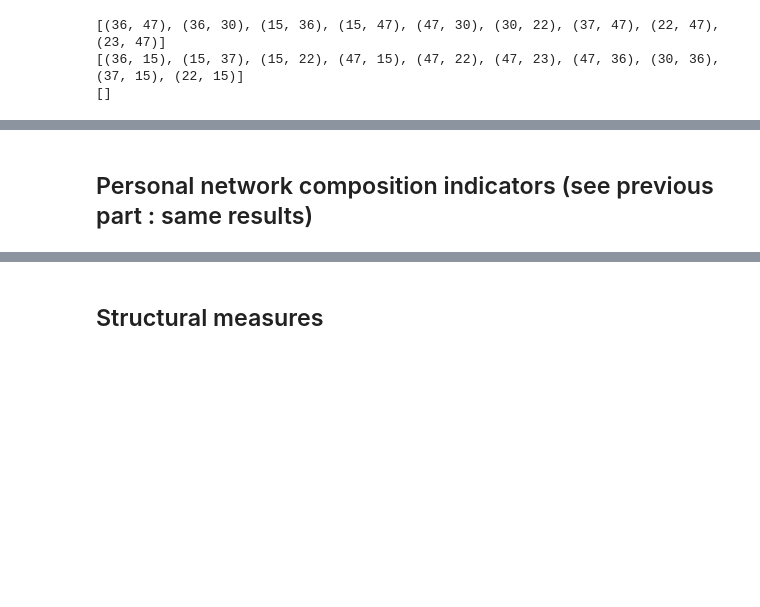
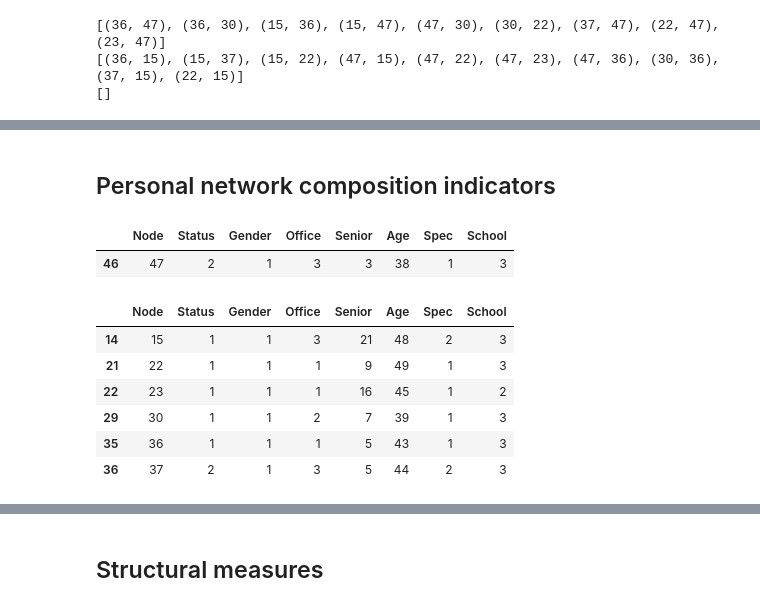
Before and after one commit to ARKEnsae/DM_Analyse_Reseaux, a Jupyter notebook: CC3/Exos_24Feb2021_KA.ipynb, the cells around one changed output, grey strips where cells are left out. Drawn from its saved outputs; the diff is of its cells as text; code cells hidden in the pictures; blank space fills up the shorter version.

```diff
--- a/CC3/Exos_24Feb2021_KA.ipynb
+++ b/CC3/Exos_24Feb2021_KA.ipynb
@@ -1509,2 +1520,21 @@ nx.draw_networkx_edges(EgoGraphWG, pos, edgelist=simpleTies,
 # %% [markdown]
-## Personal network composition indicators (see previous part : same results)
+## Personal network composition indicators
+# %%
+# Select ego
+ego = nodes[nodes.Node== num_ego]
+ego
+# %% [output]
+|  | Node | Status | Gender | Office | Senior | Age | Spec | School |
+| 46 | 47 | 2 | 1 | 3 | 3 | 38 | 1 | 3 |
+# %%
+# Select alters
+alters = nodes[nodes['Node'].isin(list(EgoGraph_noEgo.nodes()))]
+alters
+# %% [output]
+|  | Node | Status | Gender | Office | Senior | Age | Spec | School |
+| 14 | 15 | 1 | 1 | 3 | 21 | 48 | 2 | 3 |
+| 21 | 22 | 1 | 1 | 1 | 9 | 49 | 1 | 3 |
+| 22 | 23 | 1 | 1 | 1 | 16 | 45 | 1 | 2 |
+| 29 | 30 | 1 | 1 | 2 | 7 | 39 | 1 | 3 |
+| 35 | 36 | 1 | 1 | 1 | 5 | 43 | 1 | 3 |
+| 36 | 37 | 2 | 1 | 3 | 5 | 44 | 2 | 3 |
```
Also changed, not shown: parts of 16 cells of this notebook.
